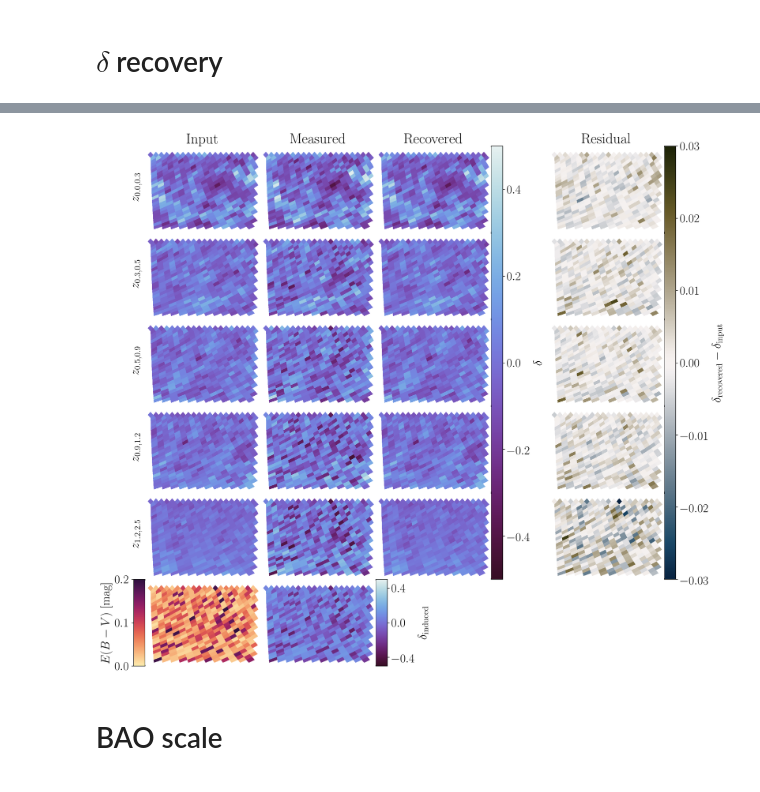
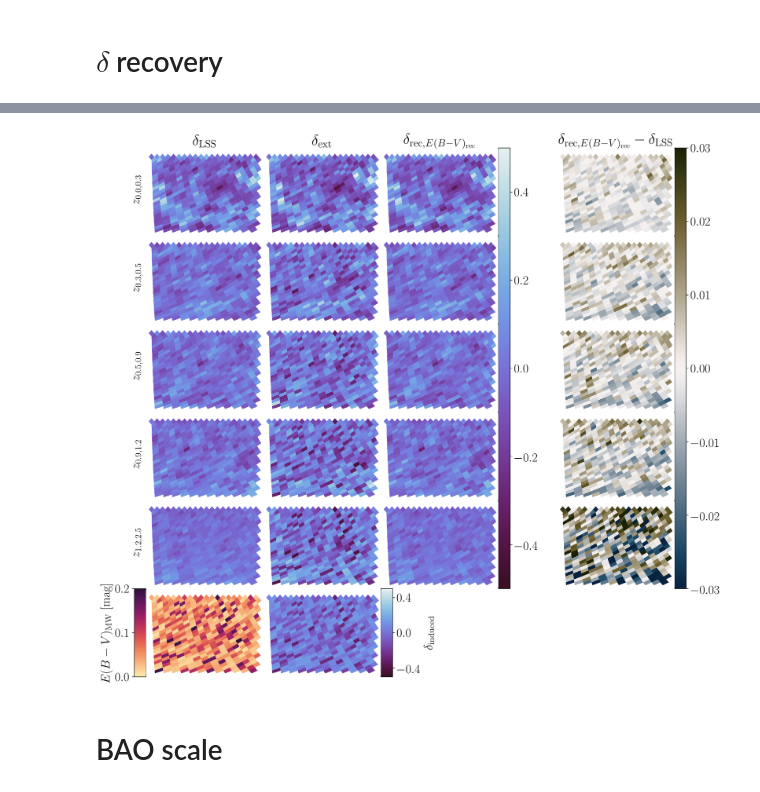
Before and after one commit to MBravoS/MW_dust_galcat, a Jupyter notebook: Plots_main.ipynb, the cells around one changed output, grey strips where cells are left out. Saved outputs shown, nothing was run; the diff lists cells and outputs as text; code cells hidden in the pictures.

```diff
--- a/Plots_main.ipynb
+++ b/Plots_main.ipynb
@@ -485,5 +488,5 @@ plot.show()
 # %% [markdown]
 # $\delta$ recovery
 # %%
-delta_Buz_r260_n6=delta_recovery(6,int_Buz_r260_n6,pix_Buz_r260_n6,dust_Buz_r260,map_Buz_r260_n6)
-delta_Buz_r260_n9=delta_recovery(9,int_Buz_r260_n9,pix_Buz_r260_n9,dust_Buz_r260,map_Buz_r260_n9)
+delta_Buz_r260_n6_in,delta_Buz_r260_n6_out=delta_recovery(6,int_Buz_r260_n6,pix_Buz_r260_n6,dust_Buz_r260,map_Buz_r260_n6)
+delta_Buz_r260_n9_in,delta_Buz_r260_n9_out=delta_recovery(9,int_Buz_r260_n9,pix_Buz_r260_n9,dust_Buz_r260,map_Buz_r260_n9)
@@ -547,4 +613,8 @@ plot.show()
 # %%
+display(Markdown('Using $E(B-V)_\mathrm{MW}$'))
 for z in zlist:
-    display(Markdown(f'Buz_r260_STD_final = {np.std(delta_Buz_r260_n6[f"delta_input_{z}"]-delta_Buz_r260_n6[f"delta_recovered_{z}"]):.5f} ({nlow}) | {np.std(delta_Buz_r260_n9[f"delta_input_{z}"]-delta_Buz_r260_n9[f"delta_recovered_{z}"]):.5f} ({nhigh})'))
+    display(Markdown(f'Buz_r260_STD_final = {np.std(delta_Buz_r260_n6_in[f"delta_input_{z}"]-delta_Buz_r260_n6_in[f"delta_recovered_{z}"]):.5f} ({nlow}) | {np.std(delta_Buz_r260_n9_in[f"delta_input_{z}"]-delta_Buz_r260_n9_in[f"delta_recovered_{z}"]):.5f} ({nhigh})'))
+display(Markdown('Using $E(B-V)_\mathrm{rec}$'))
+for z in zlist:
+    display(Markdown(f'Buz_r260_STD_final = {np.std(delta_Buz_r260_n6_out[f"delta_input_{z}"]-delta_Buz_r260_n6_out[f"delta_recovered_{z}"]):.5f} ({nlow}) | {np.std(delta_Buz_r260_n9_out[f"delta_input_{z}"]-delta_Buz_r260_n9_out[f"delta_recovered_{z}"]):.5f} ({nhigh})'))
 # %% [output]
@@ -561,9 +638,9 @@ for z in zlist:
     dm=np.array([np.nan for i in range(hp.pixelfunc.nside2npix(2**6))])
     dr=np.array([np.nan for i in range(hp.pixelfunc.nside2npix(2**6))])
     for i in range(len(map_Buz_r260_n6['pix'])):
-        di[map_Buz_r260_n6['pix'][i]]=delta_Buz_r260_n6[f'delta_input_{z}'][i]
-        dm[map_Buz_r260_n6['pix'][i]]=delta_Buz_r260_n6[f'delta_measured_{z}'][i]
-        dr[map_Buz_r260_n6['pix'][i]]=delta_Buz_r260_n6[f'delta_recovered_{z}'][i]
+        di[map_Buz_r260_n6['pix'][i]]=delta_Buz_r260_n6_out[f'delta_input_{z}'][i]
+        dm[map_Buz_r260_n6['pix'][i]]=delta_Buz_r260_n6_out[f'delta_measured_{z}'][i]
+        dr[map_Buz_r260_n6['pix'][i]]=delta_Buz_r260_n6_out[f'delta_recovered_{z}'][i]
     delta_input_Buz_r260_n6[z]=di
     delta_measured_Buz_r260_n6[z]=dm
     delta_recovered_Buz_r260_n6[z]=dr
@@ -598,17 +675,19 @@ for y in ylabels:
 
 # z015
 plot.sca(fax[0][0])
-hp.cartview(delta_input_Buz_r260_n6['z015'],fig=100,lonra=[60,90],latra=[-61,-39],title='Input',
+hp.cartview(delta_input_Buz_r260_n6['z015'],fig=100,lonra=[60,90],latra=[-61,-39],title='$\delta_\mathrm{LSS}$',
             cbar=False,min=-0.5,max=0.5,cmap=cmo.cm.dense_r,badcolor='white',hold=True)
 plot.sca(fax[0][1])
-hp.cartview(delta_measured_Buz_r260_n6['z015'],fig=100,lonra=[60,90],latra=[-61,-39],title='Measured',
+hp.cartview(delta_measured_Buz_r260_n6['z015'],fig=100,lonra=[60,90],latra=[-61,-39],title='$\delta_\mathrm{ext}$',
             cbar=False,min=-0.5,max=0.5,cmap=cmo.cm.dense_r,badcolor='white',hold=True)
 plot.sca(fax[0][2])
-hp.cartview(delta_recovered_Buz_r260_n6['z015'],fig=100,lonra=[60,90],latra=[-61,-39],title='Recovered',
-            cbar=False,min=-0.5,max=0.5,cmap=cmo.cm.dense_r,badcolor='white',hold=True)
+hp.cartview(delta_recovered_Buz_r260_n6['z015'],fig=100,lonra=[60,90],latra=[-61,-39],
+            title='$\delta_{\mathrm{rec},E(B-V)_\mathrm{rec}}$',cbar=False,min=-0.5,
+            max=0.5,cmap=cmo.cm.dense_r,badcolor='white',hold=True)
 plot.sca(fax[0][3])
 hp.cartview(delta_recovered_Buz_r260_n6['z015']-delta_input_Buz_r260_n6['z015'],fig=100,lonra=[60,90],latra=[-61,-39],
-            title='Residual',cbar=False,min=-0.05,max=0.05,cmap=cmo.cm.diff,badcolor='white',hold=True)
+            title='$\delta_{\mathrm{rec},E(B-V)_\mathrm{rec}}-\delta_\mathrm{LSS}$',cbar=False,min=-0.05,max=0.05,
+            cmap=cmo.cm.diff,badcolor='white',hold=True)
 
 # z045
 plot.sca(fax[1][0])
@@ -664,41 +743,41 @@ hp.cartview(delta_recovered_Buz_r260_n6['z185'],fig=100,lonra=[60,90],latra=[-61
             cbar=False,min=-0.5,max=0.5,cmap=cmo.cm.dense_r,badcolor='white',hold=True)
 plot.sca(fax[4][3])
 hp.cartview(delta_recovered_Buz_r260_n6['z185']-delta_input_Buz_r260_n6['z185'],fig=100,lonra=[60,90],title=None,
             latra=[-61,-39],cbar=False,min=-0.03,max=0.03,cmap=cmo.cm.diff,badcolor='white',hold=True)
 
 # induced
 plot.sca(fax[5][0])
 hp.cartview(SFD_Buz_r260_n6,fig=100,lonra=[60,90],latra=[-61,-39],cbar=None,title=None,
             min=0,max=0.2,cmap=cmo.cm.matter,badcolor='white',hold=True)
 plot.sca(fax[5][1])
 hp.cartview(induced_delta,fig=100,lonra=[60,90],latra=[-61,-39],cbar=None,title=None,badcolor='white',
             min=-0.5,max=0.5,cmap=cmo.cm.dense_r,hold=True)
 
 ylabels[0].text(-0.2,0.4,'$z_{0.0,0.3}$',rotation=90)
 ylabels[1].text(-0.2,0.4,'$z_{0.3,0.5}$',rotation=90)
 ylabels[2].text(-0.2,0.4,'$z_{0.5,0.9}$',rotation=90)
 ylabels[3].text(-0.2,0.4,'$z_{0.9,1.2}$',rotation=90)
 ylabels[4].text(-0.2,0.4,'$z_{1.2,2.5}$',rotation=90)
 
 cbar1=plot.colorbar(cax=cbar_1,mappable=cm.ScalarMappable(norm=col.Normalize(vmin=-0.5,vmax=0.5),cmap=cmo.cm.dense_r))
-cbar1.set_label('$\delta$')
+#cbar1.set_label('$\delta$')
 cbar2=plot.colorbar(cax=cbar_2,mappable=cm.ScalarMappable(norm=col.Normalize(vmin=-0.03,vmax=0.03),cmap=cmo.cm.diff))
-cbar2.set_label('$\delta_\mathrm{recovered}-\delta_\mathrm{input}$')
+#cbar2.set_label('$\delta_\mathrm{recovered}-\delta_\mathrm{input}$')
 cbar3=plot.colorbar(cax=cbar_3,mappable=cm.ScalarMappable(norm=col.Normalize(vmin=0,vmax=0.2),cmap=cmo.cm.matter))
-cbar3.set_label('$E(B-V)$ [mag]')
+cbar3.set_label('$E(B-V)_\mathrm{MW}$ [mag]')
 cbar3.ax.yaxis.set_label_position('left')
 cbar3.ax.yaxis.tick_left()
 cbar4=plot.colorbar(cax=cbar_4,mappable=cm.ScalarMappable(norm=col.Normalize(vmin=-0.5,vmax=0.5),cmap=cmo.cm.dense_r))
 cbar4.set_label('$\delta_\mathrm{induced}$')
 cbar4.ax.yaxis.set_ticks([-0.4,0,0.4])
 
-#plot.savefig('../MWdust_results/delta_map_B260_n6.pdf')
-#plot.savefig('../MWdust_results/PNG/delta_map_B260_n6.png')
-plot.savefig('../MWdust_results/delta_map_B260_n6_frominput.pdf')
-plot.savefig('../MWdust_results/PNG/delta_map_B260_n6_frominput.png')
+plot.savefig('../MWdust_results/delta_map_B260_n6.pdf')
+plot.savefig('../MWdust_results/PNG/delta_map_B260_n6.png')
+#plot.savefig('../MWdust_results/delta_map_B260_n6_frominput.pdf')
+#plot.savefig('../MWdust_results/PNG/delta_map_B260_n6_frominput.png')
 plot.show()
 # %% [output]
-[figure, old version]
+[figure, new version]
 # %% [markdown]
 # BAO scale
 # %%
```
Also changed, not shown: parts of 7 cells of this notebook.
